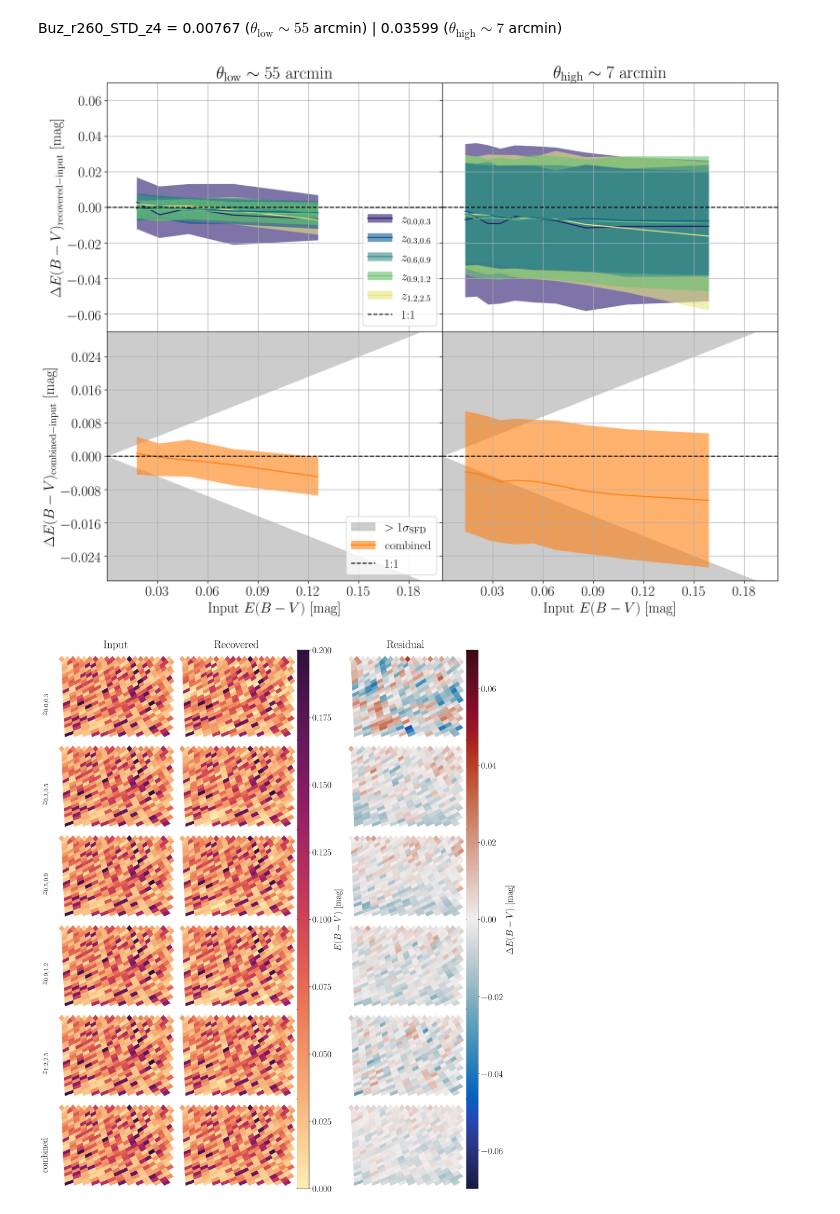
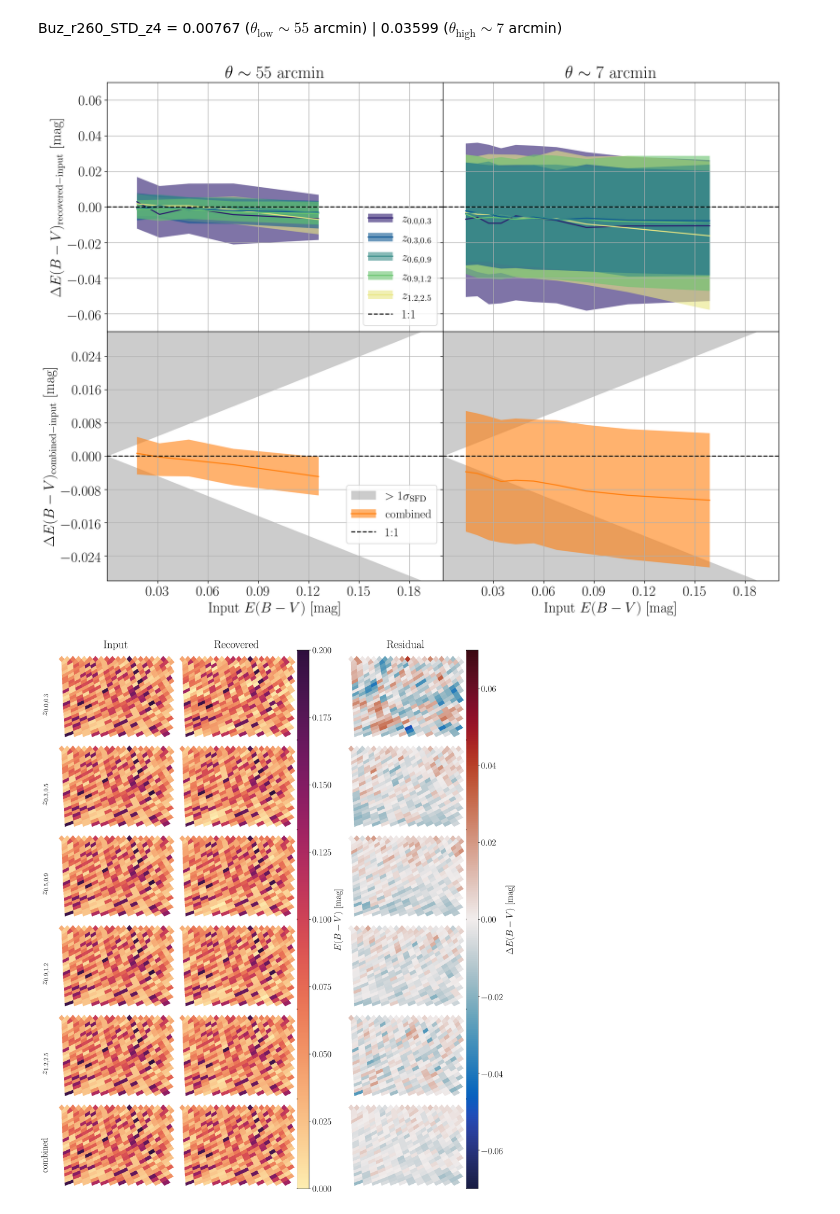
Before and after one commit to MBravoS/MW_dust_galcat, a Jupyter notebook: Plots_main.ipynb, the cells around one changed output. Saved outputs shown, nothing was run; the diff lists cells and outputs as text; code cells hidden in the pictures.

```diff
--- a/Plots_main.ipynb
+++ b/Plots_main.ipynb
@@ -157,8 +157,8 @@ int_Buz_r260_n9=pd.concat([pd.read_csv(f) for f in sorted(glob.glob('../MWdust_r
 # %%
 display(Markdown(f'Low resolution = {hp.pixelfunc.nside2pixarea(2**6,degrees=True)*3600:.3f} arcmin$^2$ ($\sim${hp.pixelfunc.nside2resol(2**6,arcmin=True):.3f} arcmin)'))
 display(Markdown(f'High resolution = {hp.pixelfunc.nside2pixarea(2**9,degrees=True)*3600:.3f} arcmin$^2$ ($\sim${hp.pixelfunc.nside2resol(2**9,arcmin=True):.3f} arcmin)'))
-nlow=f'$\\theta_\mathrm{{low}}\sim{hp.pixelfunc.nside2resol(2**6,arcmin=True):.0f}$ arcmin'
-nhigh=f'$\\theta_\mathrm{{high}}\sim{hp.pixelfunc.nside2resol(2**9,arcmin=True):.0f}$ arcmin'
+nlow=f'$\\theta\sim{hp.pixelfunc.nside2resol(2**6,arcmin=True):.0f}$ arcmin'
+nhigh=f'$\\theta\sim{hp.pixelfunc.nside2resol(2**9,arcmin=True):.0f}$ arcmin'
 # %% [output]
 Low resolution = 3021.457 arcmin$^2$ ($\sim$54.968 arcmin)
 High resolution = 47.210 arcmin$^2$ ($\sim$6.871 arcmin)
@@ -307,35 +307,35 @@ sp.axline(a=0,c='k',linestyle='dashed',ax=fax[0][1])
 fax[1][1].fill_between(np.linspace(0,2,100),0.2,0.16*np.linspace(0,2,100),color='k',alpha=0.2,linewidth=0)
 fax[1][1].fill_between(np.linspace(0,2,100),-0.2,-0.16*np.linspace(0,2,100),color='k',alpha=0.2,linewidth=0)
 sp.errorband(map_Buz_r260_n9['input_map'],map_Buz_r260_n9['output_map']-map_Buz_r260_n9['input_map'],stat_mid='median',bin_type='equal',xlabel='Input $E(B-V)$ [mag]',
                  stat_low=16,stat_high=84,line=True,ax=fax[1][1],xlim=[0,0.2],ylim=[-0.03,0.03],
                  bins=10,band_kw={'color':'C1','alpha':0.6},line_kw={'c':'C1'})
 sp.axline(a=0,c='k',linestyle='dashed',ax=fax[1][1])
 
 #Legend
 fax[0][0].legend([(patches.Patch(color=col_map(0.0/(L-0.8)),alpha=0.6,linewidth=0),
                    lines.Line2D([0,1],[0,1],color=col_map(0.0/(L-0.8)))),
                   (patches.Patch(color=col_map(1.0/(L-0.8)),alpha=0.6,linewidth=0),
                    lines.Line2D([0,1],[0,1],color=col_map(1.0/(L-0.8)))),
                   (patches.Patch(color=col_map(2.0/(L-0.8)),alpha=0.6,linewidth=0),
                    lines.Line2D([0,1],[0,1],color=col_map(2.0/(L-0.8)))),
                   (patches.Patch(color=col_map(3.0/(L-0.8)),alpha=0.6,linewidth=0),
                    lines.Line2D([0,1],[0,1],color=col_map(3.0/(L-0.8)))),
                   (patches.Patch(color=col_map(4.0/(L-0.8)),alpha=0.6,linewidth=0),
                    lines.Line2D([0,1],[0,1],color=col_map(4.0/(L-0.8)))),
                   lines.Line2D([0,1],[0,1],color='k',linestyle='dashed')],
                  ['$z_{0.0,0.3}$','$z_{0.3,0.6}$','$z_{0.6,0.9}$','$z_{0.9,1.2}$','$z_{1.2,2.5}$','1:1'],
                  fontsize=17,handler_map={tuple:HandlerTuple(ndivide=1)},loc=4)
 fax[1][0].legend([patches.Patch(color='k',alpha=0.2,linewidth=0),
                   (patches.Patch(color='C1',alpha=0.6,linewidth=0),lines.Line2D([0,1],[0,1],color='C1')),
                   lines.Line2D([0,1],[0,1],color='k',linestyle='dashed')],
                  ['$>1\sigma_\mathrm{SFD}$','combined','1:1'],
-                 fontsize=17,handler_map={tuple:HandlerTuple(ndivide=1)},loc=4)
+                 fontsize=17,handler_map={tuple:HandlerTuple(ndivide=1)},loc=(0.712,0.15))
 
 plot.savefig('../MWdust_results/EBV_recovery_B260.pdf')
 plot.savefig('../MWdust_results/PNG/EBV_recovery_B260.png')
 plot.show()
 # %% [output]
-[figure, old version]
+[figure, new version]
 # %%
 SFD_Buz_r260_n6=np.array([np.nan for i in range(hp.pixelfunc.nside2npix(2**6))])
 rec_Buz_r260_n6=np.array([np.nan for i in range(hp.pixelfunc.nside2npix(2**6))])
```
Also changed, not shown: parts of 3 cells of this notebook.
